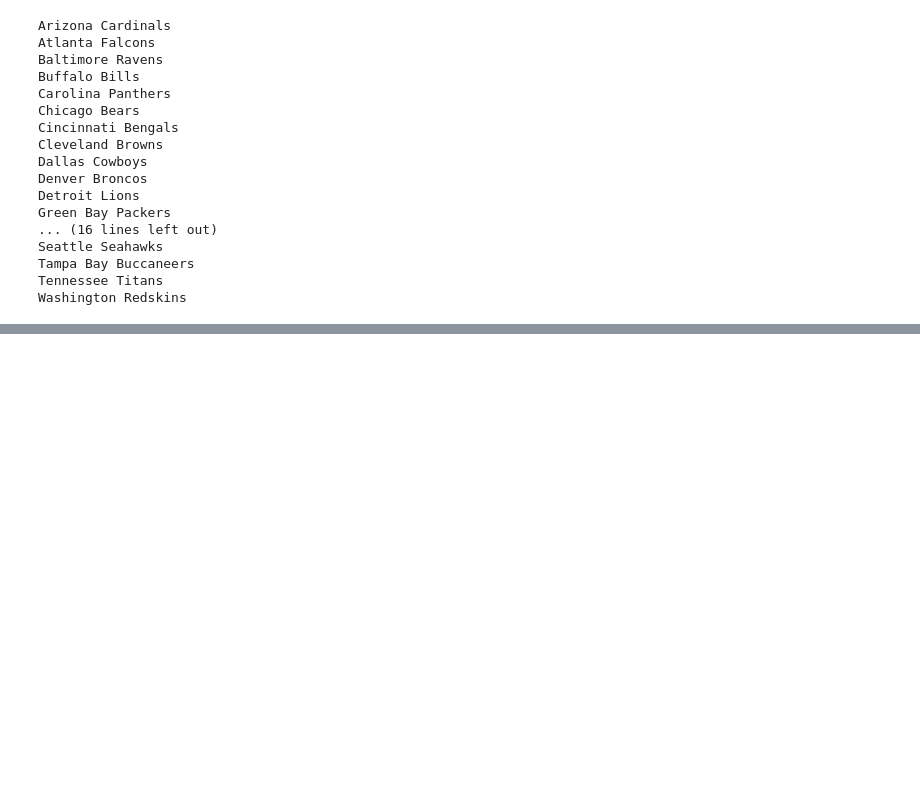
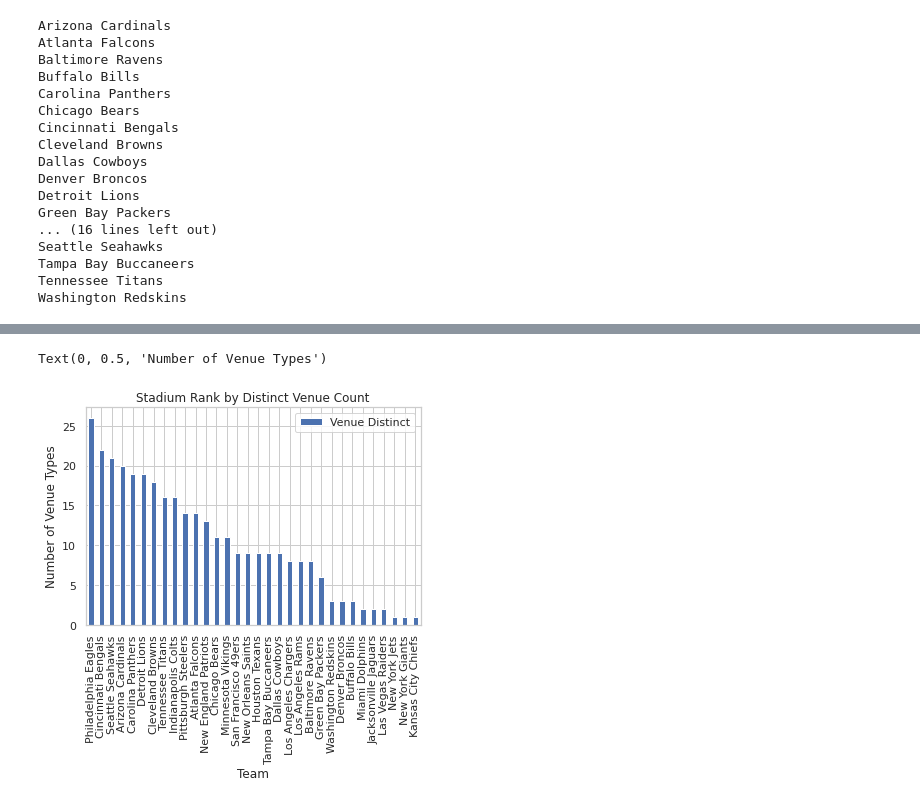
Before and after one commit to ptdanner/CourseraCapstone, a Jupyter notebook: Capstone Final Project.ipynb, the cells around one changed output, grey strips where cells are left out. Saved outputs shown, nothing was run; the diff lists cells and outputs as text; code cells hidden in the pictures; blank space fills up the shorter version.

```diff
--- a/Capstone Final Project.ipynb
+++ b/Capstone Final Project.ipynb
@@ -788,0 +922,9 @@ nearby_food
+# %%
+ranking_venuedist.plot(kind='bar')
+
+plt.title('Stadium Rank by Distinct Venue Count')
+plt.xlabel('Team')
+plt.ylabel('Number of Venue Types')
+# %% [output]
+Text(0, 0.5, 'Number of Venue Types')
+[figure, added]
```
Also changed, not shown: parts of 20 cells of this notebook.
